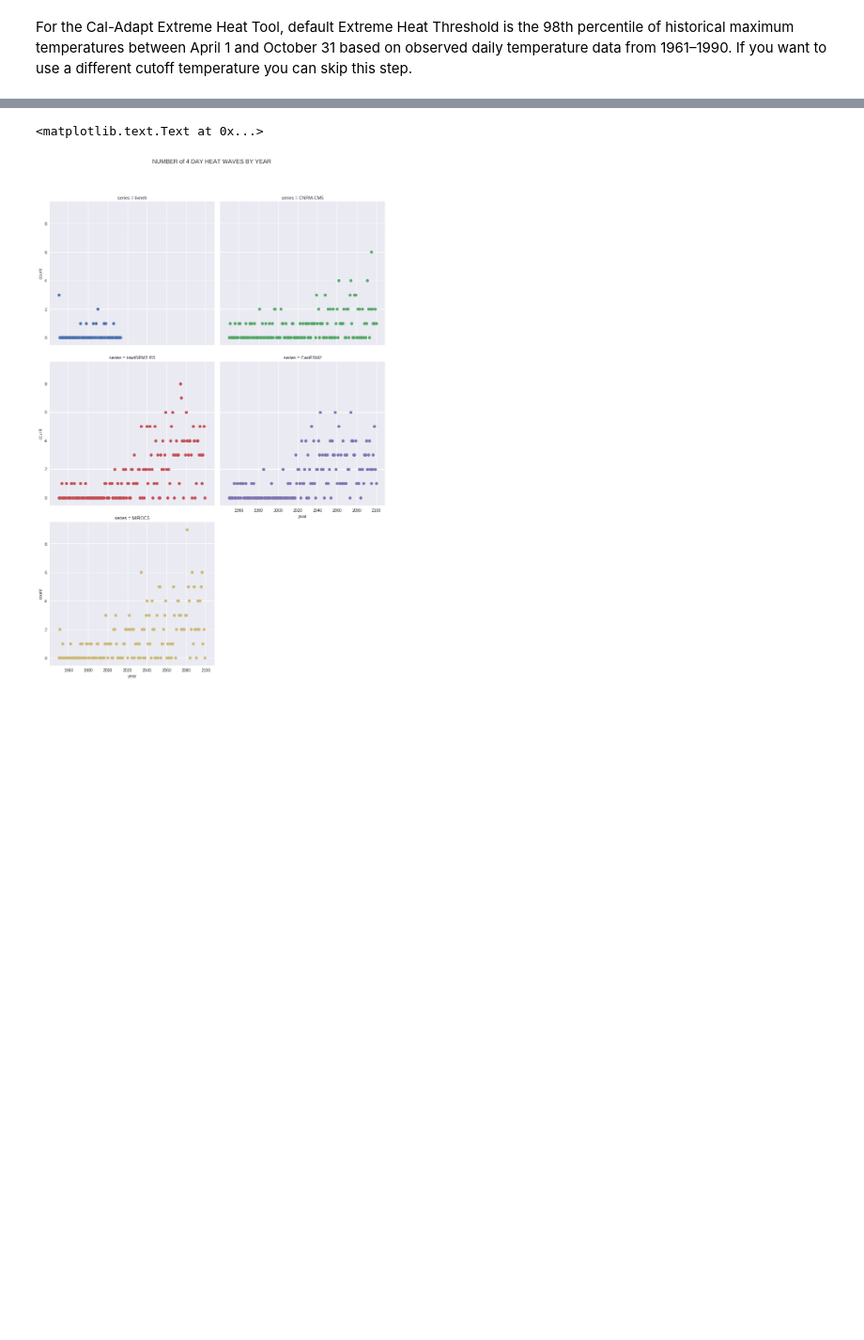
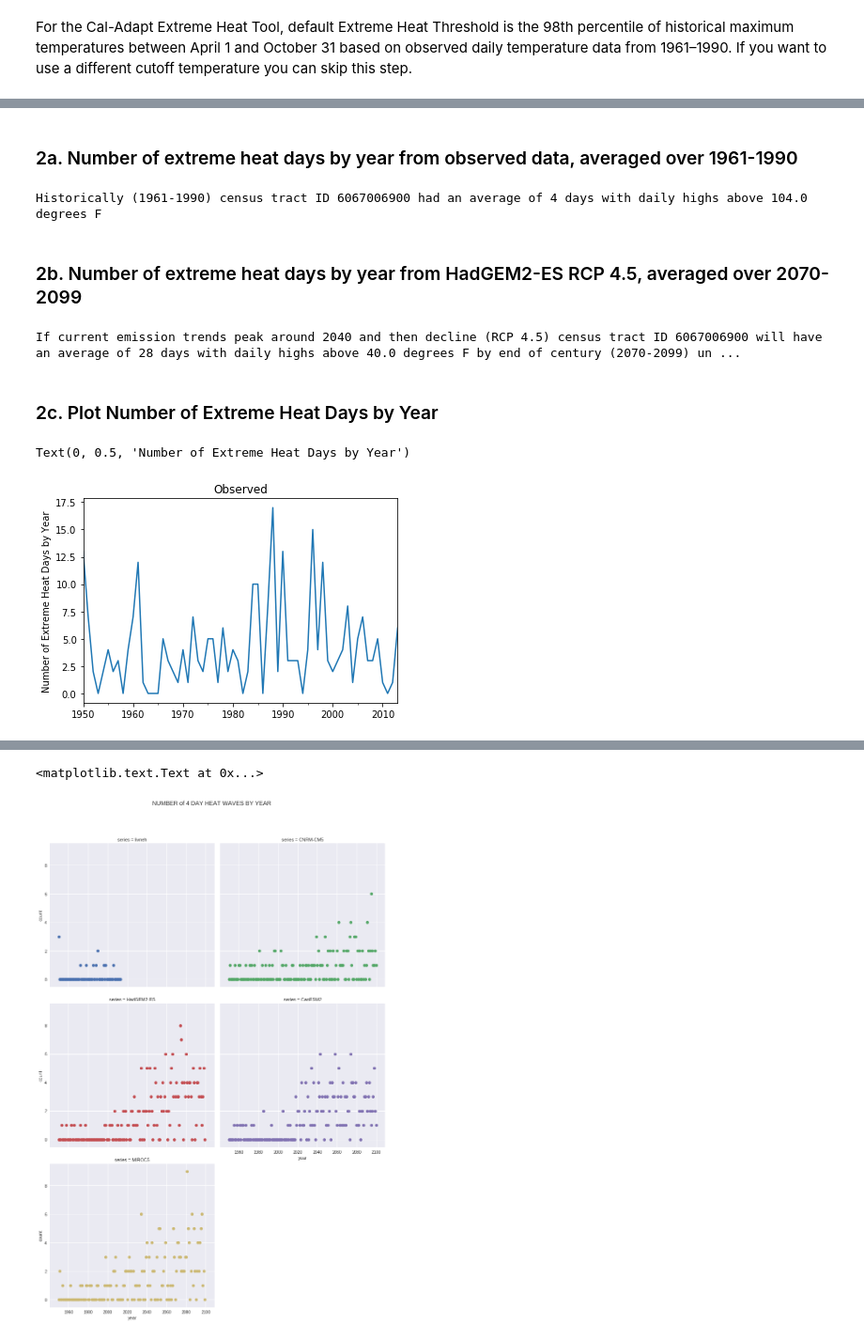
Before and after one commit to berkeley-gif/caladapt-docs, a Jupyter notebook: cookbook/daily_data_extreme_heat.ipynb, the cells around one changed output, grey strips where cells are left out. Shown at 94% size. Cells and saved outputs as stored; diff of their text form; code cells hidden in the pictures; blank space fills up the shorter version.

```diff
--- a/cookbook/daily_data_extreme_heat.ipynb
+++ b/cookbook/daily_data_extreme_heat.ipynb
@@ -66,6 +57,6 @@ To use polygon geometry from Cal-Adapt API, it's a 2-step process
 # %%
 # Cal-Adapt API
-api = 'http://api.cal-adapt.org/api'
+api = 'https://api.cal-adapt.org/api'
 headers = {'ContentType': 'json'}
 
 # Your point of interest
@@ -75,24 +66,21 @@ point = 'POINT(-121.4687 38.5938)'
 resource = 'censustracts'
 
 # Request url
-url = api + '/' + resource + '/'
+url = '%s/%s/' % (api, resource)
 # Request params to find intersecting polygon
 params = {'intersects': point, 'srs': 4326, 'simplify': .0001, 'precision': 4}
-ref = ''
-location = ''
 
 # Get geometry
 response = requests.get(url, params=params, headers=headers)
 if response.ok:
     data = response.json()
     feature = data['features'][0]
-    if (feature):
+    if feature:
         ref = '/api/%s/%s/' % (resource, feature['id'])
-        location = 'Census Tract ID ' + str(feature['properties']['tract'])
-        print('ref =', ref)
-        print('location =', location)
+        params = {'ref': ref, 'stat': 'mean'}
+        print('ref:', ref)
+        location = 'census tract ID %s' % feature['properties']['tract']
+        print('location:', location)
     else:
         print('Did not find any polygons that intersect your point')
-
-params = {'ref': ref, 'stat': 'mean'}
 # %% [output]
@@ -667,0 +139,36 @@ heat_waves
+# %% [markdown]
+### 2a. Number of extreme heat days by year from observed data, averaged over 1961-1990
+# %%
+obsurl = 'https://api.cal-adapt.org/api/series/tasmax_day_livneh/exheat/'
+response = requests.get(obsurl, params)
+data = response.json()
+hcounts = pd.Series(data['counts']).sort_index()
+hcounts.index = pd.to_datetime(hcounts.index).tz_convert(None)
+hmean = hcounts['1961':'1990'].mean()
+print('Historically (1961-1990) {} had an average of {} days with daily highs above {} degrees F'.format(location, int(hmean), round(data['98p'], 1)))
+# %% [output]
+Historically (1961-1990) census tract ID 6067006900 had an average of 4 days with daily highs above 104.0 degrees F
+# %% [markdown]
+### 2b. Number of extreme heat days by year from HadGEM2-ES RCP 4.5, averaged over 2070-2099
+# %%
+url = 'https://api.cal-adapt.org/api/series/tasmax_day_HadGEM2-ES_rcp45/exheat/'
+response = requests.get(url, params)
+data = response.json()
+counts = pd.Series(data['counts']).sort_index()
+counts.index = pd.to_datetime(counts.index).tz_convert(None)
+mean = counts['2070':'2099'].mean()
+msg = ('If current emission trends peak around 2040 and then decline (RCP 4.5) '
+       '{} will have an average of {} days with daily highs above {} degrees F '
+       'by end of century (2070-2099) under simulated warmer/drier conditions (HadGEM2-ES)')
+print(msg.format(location, int(mean), round(data['98p'], 1)))
+# %% [output]
+If current emission trends peak around 2040 and then decline (RCP 4.5) census tract ID 6067006900 will have an average of 28 days with daily highs above 40.0 degrees F by end of century (2070-2099) un ...
+# %% [markdown]
+### 2c. Plot Number of Extreme Heat Days by Year
+# %%
+hcounts.plot()
+plt.title('Observed')
+plt.ylabel('Number of Extreme Heat Days by Year')
+# %% [output]
+Text(0, 0.5, 'Number of Extreme Heat Days by Year')
+[figure, added]
```
Also changed, not shown: parts of 72 cells of this notebook, 1 other file.
